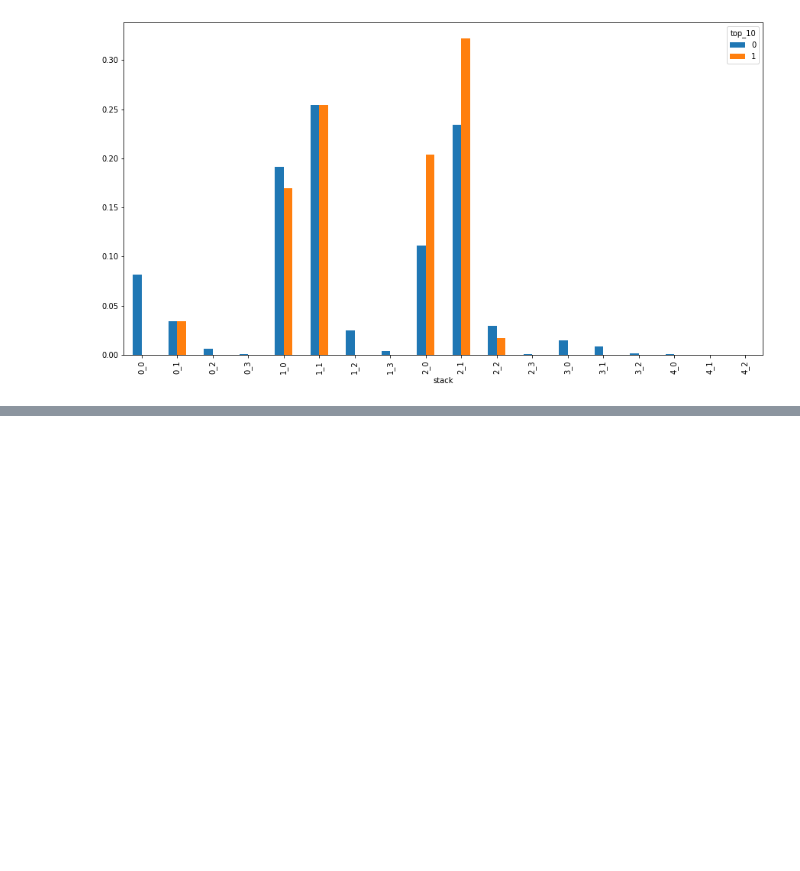
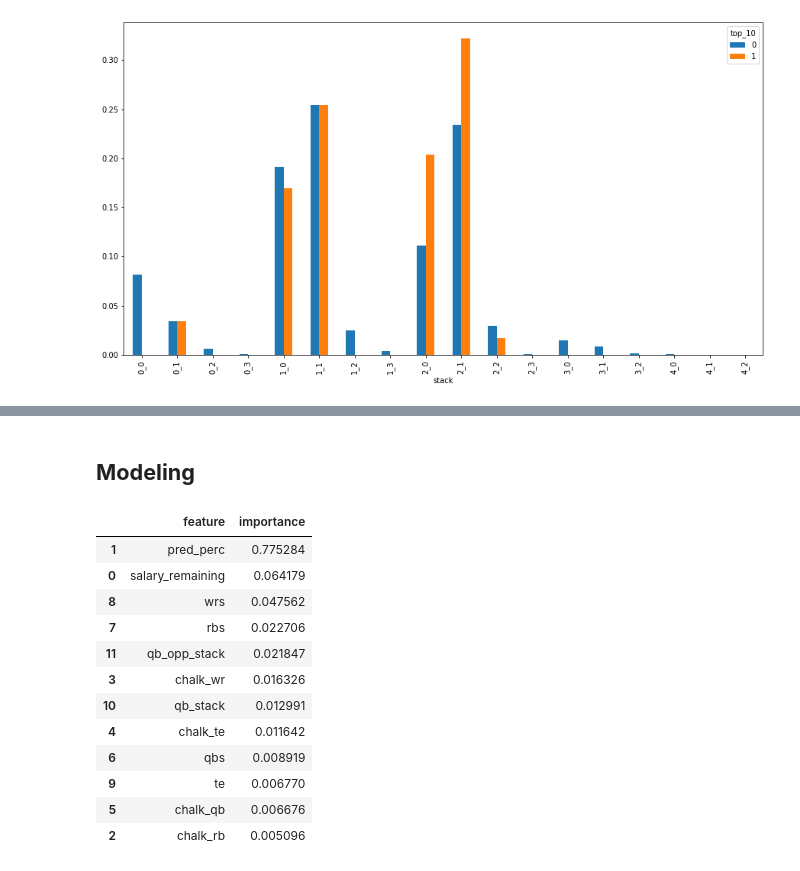
Before and after one commit to tburger101/Late-Swap, a Jupyter notebook: late_swap.ipynb, the cells around one changed output, grey strips where cells are left out. Cells and saved outputs as stored; diff of their text form; code cells hidden in the pictures; blank space fills up the shorter version.

```diff
--- a/late_swap.ipynb
+++ b/late_swap.ipynb
@@ -82,0 +143,61 @@ pd.crosstab(columns=qb_df['top_10'], index=qb_df['stack'],
+# %%
+'''
+Breaking the final dataframe up into training and testing sets
+'''
+
+y=final_df['top_10']
+x=final_df.drop('top_10', axis=1)
+x_train, x_test, y_train, y_test = train_test_split(x, y, test_size=0.3, random_state=1)
+# %%
+'''
+We created a column transformer used to scale numerical columns in our pipeline.  Used below site for reference:
+https://machinelearningmastery.com/columntransformer-for-numerical-and-categorical-data/
+'''
+
+cat_variables, num_variables=numerical_cat_variables(x)
+t = [('num', StandardScaler(), num_variables)]
+col_transform = ColumnTransformer(transformers=t, remainder='passthrough')
+# %% [markdown]
+## **Modeling**
+# %%
+'''
+Preparing a gridsearch parameters to optimize best model
+'''
+
+pipeline=Pipeline([('t', col_transform), ('clf', RandomForestClassifier(class_weight='balanced', n_jobs=-1))])
+dec_param_grid = { "clf__max_depth": [2,3,4],  "clf__n_estimators": [10, 50, 100],
+                 "clf__max_features": ['auto','log2']}
+clf_grid=GridSearchCV(pipeline, param_grid=dec_param_grid, scoring='roc_auc', n_jobs=-1, cv=3)
+# %%
+'''
+Fitting the gridsearch model and finding the best estimator
+'''
+
+clf_grid.fit(x_train,y_train)
+clf=clf_grid.best_estimator_
+# %%
+
+'''
+The top 20 most important features
+'''
+
+importances=clf[1].feature_importances_
+feature_importances=[]
+for column, feature in zip(x_train.columns, importances):
+    feature_importances.append([column, feature])
+
+pd.DataFrame(feature_importances, columns=['feature', 'importance']).sort_values(by='importance', ascending=False).head(20)
+# %% [output]
+|  | feature | importance |
+| 1 | pred_perc | 0.775284 |
+| 0 | salary_remaining | 0.064179 |
+| 8 | wrs | 0.047562 |
+| 7 | rbs | 0.022706 |
+| 11 | qb_opp_stack | 0.021847 |
+| 3 | chalk_wr | 0.016326 |
+| 10 | qb_stack | 0.012991 |
+| 4 | chalk_te | 0.011642 |
+| 6 | qbs | 0.008919 |
+| 9 | te | 0.006770 |
+| 5 | chalk_qb | 0.006676 |
+| 2 | chalk_rb | 0.005096 |
```
Also changed, not shown: parts of 6 cells of this notebook.
